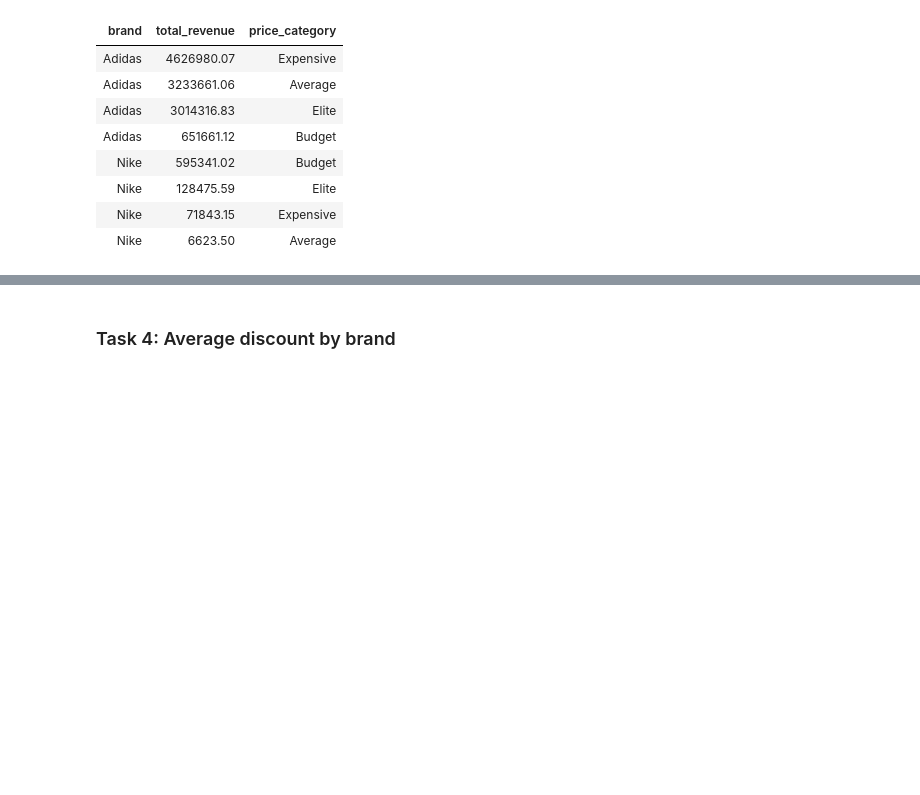
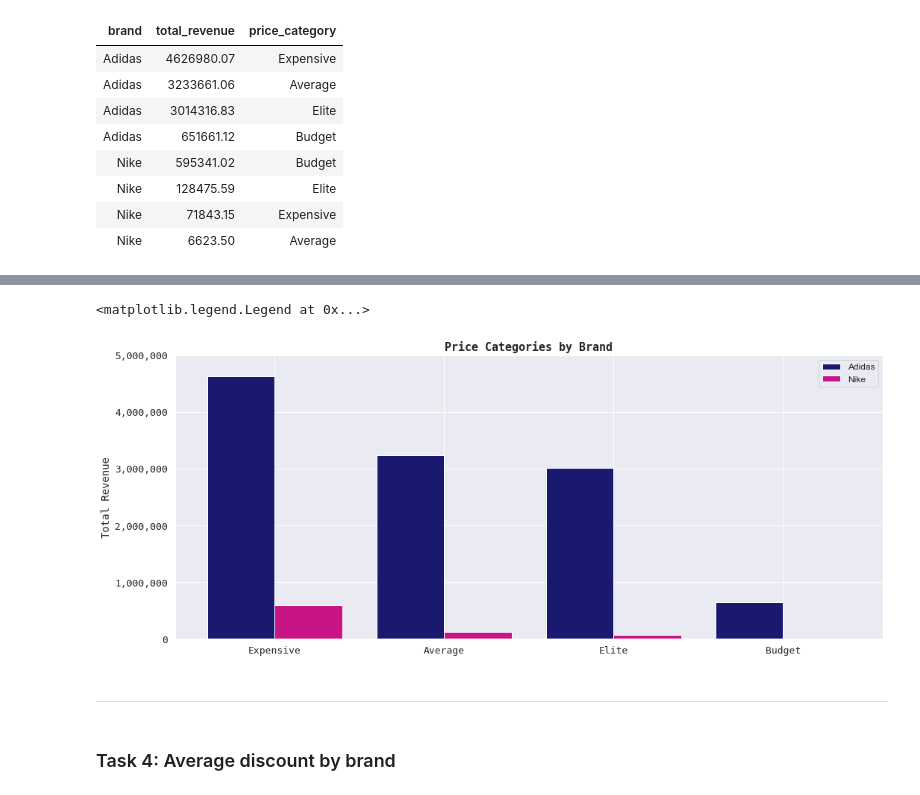
Before and after one commit to mennamamdouh/Optimizing-Online-Sports-Retail-Revenue, a Jupyter notebook: Optimizing Online Sports Retail Revenue.ipynb, the cells around one changed output, grey strips where cells are left out. Drawn from its saved outputs; the diff is of its cells as text; code cells hidden in the pictures; blank space fills up the shorter version.

```diff
--- a/Optimizing Online Sports Retail Revenue.ipynb
+++ b/Optimizing Online Sports Retail Revenue.ipynb
@@ -272,7 +295,8 @@ pricing_labels = """
 cursor.execute(pricing_labels)
 columns = cursor.column_names
 results = cursor.fetchall()
-setting_dataframe(columns, results)
+labels = setting_dataframe(columns, results)
+display(labels)
 # %% [output]
 | brand | total_revenue | price_category |
 | Adidas | 4626980.07 | Expensive |
@@ -283,3 +307,6 @@ setting_dataframe(columns, results)
 | Nike | 128475.59 | Elite |
 | Nike | 71843.15 | Expensive |
 | Nike | 6623.50 | Average |
+# %%
+labels = labels.data
+labels.info()
@@ -285,0 +324,2 @@ setting_dataframe(columns, results)
+# %%
+labels['total_revenue'] = labels['total_revenue'].astype('float')
@@ -286,3 +339,26 @@ setting_dataframe(columns, results)
+# %%
+adidas = labels[labels['brand']=="Adidas"]
+nike = labels[labels['brand']=="Nike"]
+
+x_pos = np.arange(len(adidas))
+tick_labels = labels['price_category'].unique()
+
+plt.figure(figsize=(17, 7))
+plt.bar(x_pos - 0.2, adidas['total_revenue'], width=0.4, label='Adidas', color="midnightblue")
+plt.bar(x_pos + 0.2, nike['total_revenue'], width=0.4, label='Nike', color="mediumvioletred")
+plt.title("Price Categories by Brand", fontsize=15, fontweight="bold", fontname="monospace")
+plt.ylabel("Total Revenue", fontsize=14, fontname="monospace")
+plt.ylim([0, 5000000])
+plt.xticks(x_pos, tick_labels, fontsize=13, fontname="monospace")
+current_values = plt.gca().get_yticks()
+plt.gca().set_yticklabels(['{:,.0f}'.format(x) for x in current_values])
+plt.yticks(fontsize=13, fontname="monospace")
+plt.legend(fontsize='medium')
+# %% [output]
+<matplotlib.legend.Legend at 0x...>
+[figure, added]
+# %% [markdown]
+- - - -
 # %% [markdown]
 ### Task 4: Average discount by brand ###
 # %%
```
Also changed, not shown: parts of 25 cells of this notebook.
